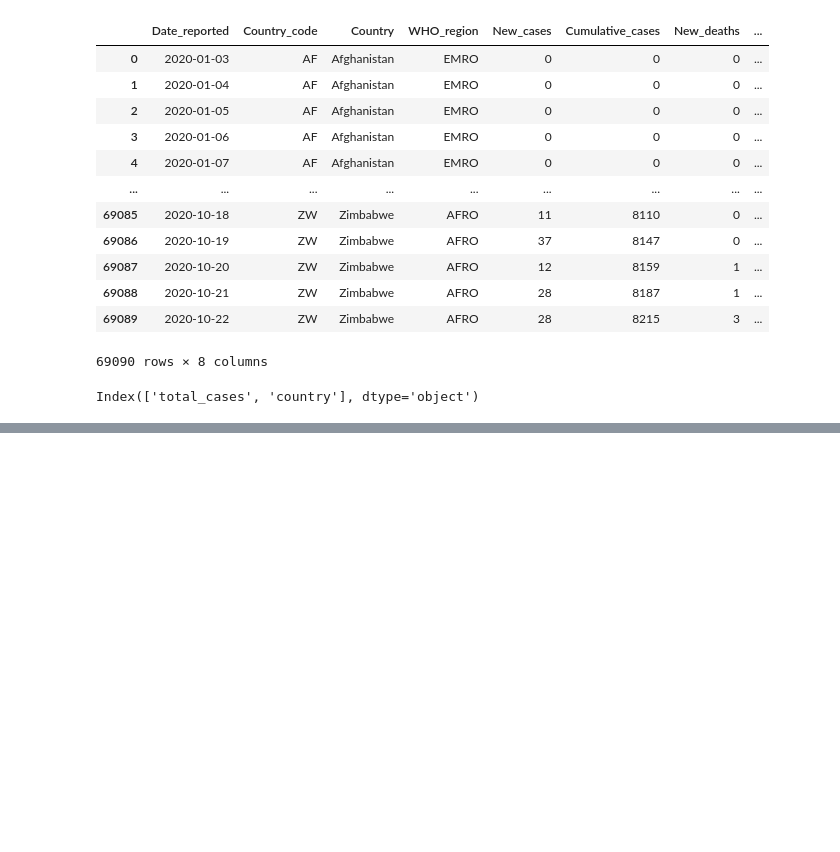
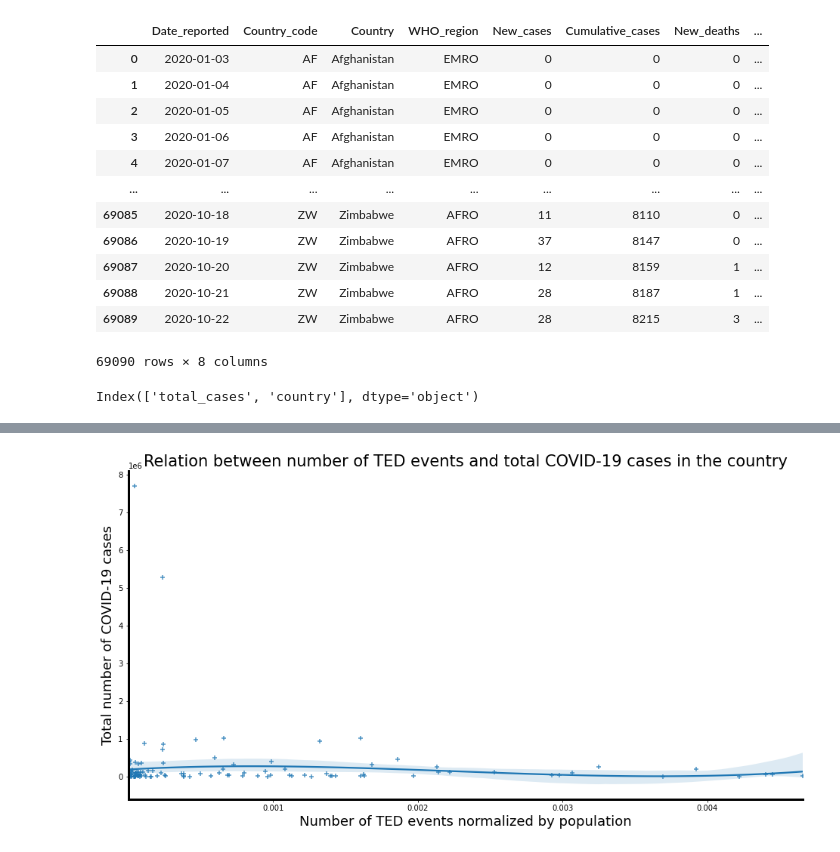
Before and after one commit to vfrantc/data_viz, a Jupyter notebook: Assingment_2_Frants_Vladimir.ipynb, the cells around one changed output, grey strips where cells are left out. Drawn from its saved outputs; the diff is of its cells as text; code cells hidden in the pictures; blank space fills up the shorter version.

```diff
--- a/Assingment_2_Frants_Vladimir.ipynb
+++ b/Assingment_2_Frants_Vladimir.ipynb
@@ -218,2 +209,3 @@ Index(['total_cases', 'country'], dtype='object')
 # %%
-ted_covid = pd.merge(left=ted_df, right=cases_df, left_on='country', right_on='country')
+ted_covid = pd.merge(left=ted_coord_df, right=cases_df, left_on='country', right_on='country')
+ted_covid = pd.merge(left=ted_covid, right=df_population, left_on='country', right_on='country')
@@ -224,0 +228,18 @@ ax = sns.regplot(x='events', y='total_cases', marker="+", data=ted_covid)
+# %%
+ted_covid['TED events normalized by population'] = ted_covid['events'] / ted_covid['population']
+ted_covid['cases_normalized'] = ted_covid['total_cases'] / ted_covid['population']
+ted_covid['GDP per capita'] = ted_covid['gdp_per_capita']
+ted_covid['Total COVID-19 cases'] = ted_covid['total_cases']
+# %%
+plt.figure(figsize=(16, 8))
+plt.title('Relation between number of TED events and total COVID-19 cases in the country', fontsize=21)
+ax = sns.regplot(x='TED events normalized by population', y='Total COVID-19 cases', marker="+", order=3,data=ted_covid)
+ax.set_ylabel('Total number of COVID-19 cases', fontsize=18)
+ax.set_xlabel('Number of TED events normalized by population', fontsize=18)
+#pl.set_xlim(0, 350)
+for _,s in ax.spines.items():
+    s.set_linewidth(3)
+    s.set_color('black')
+sns.despine()
+# %% [output]
+[figure, added]
```
Also changed, not shown: parts of 9 cells of this notebook.
